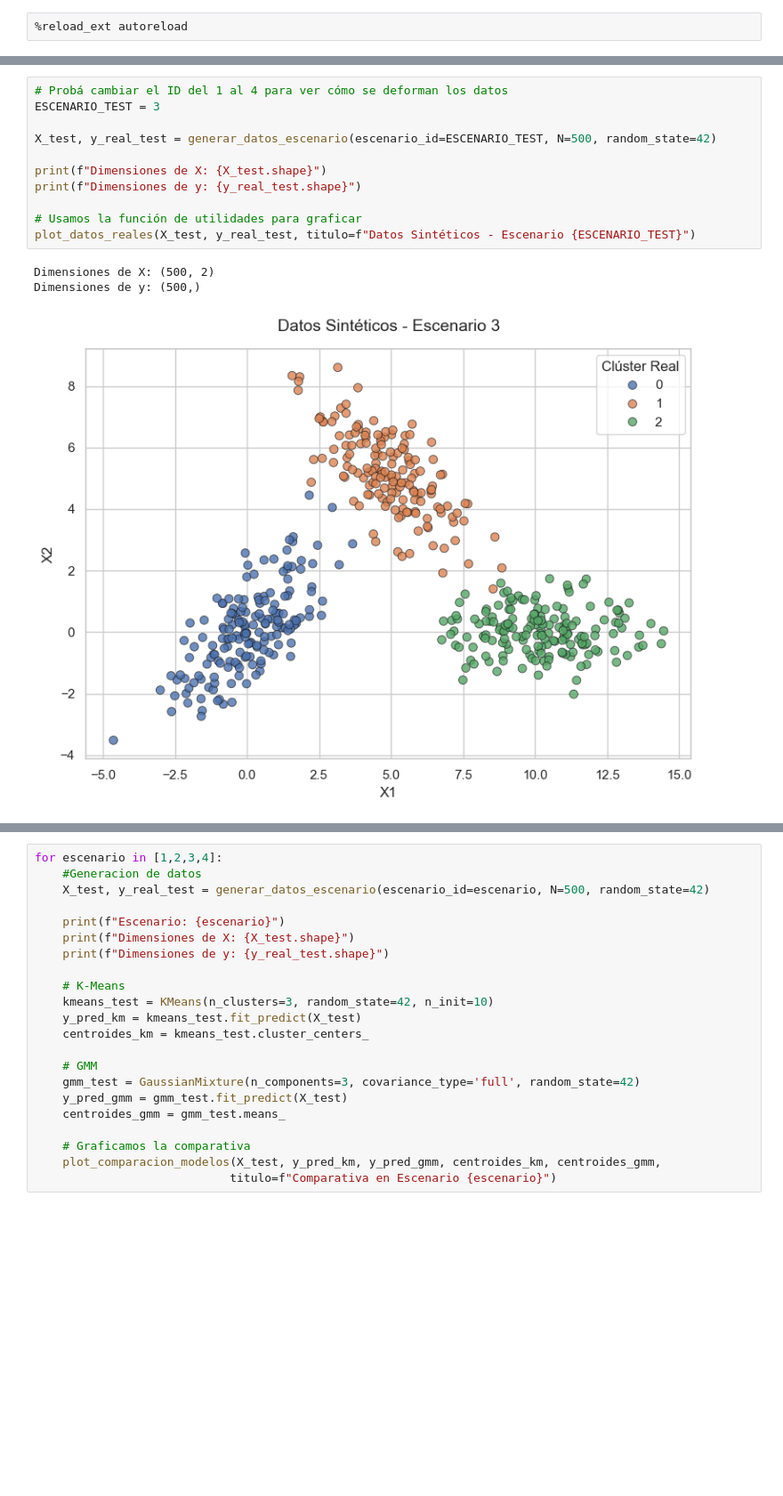
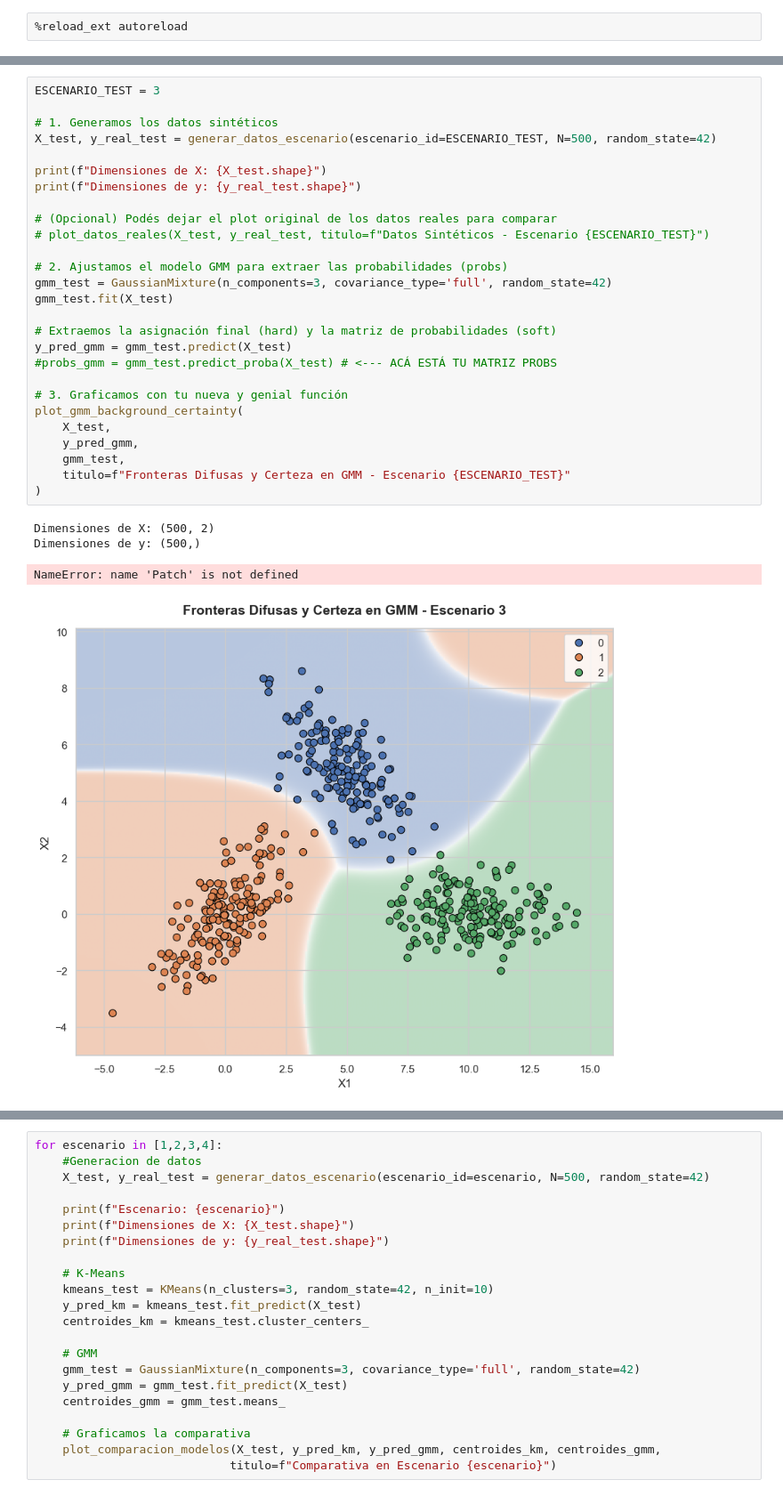
Before and after one commit to Maximo-Verdondoni/gmm-vs-kmeans-simulation, a Jupyter notebook: notebooks/test.ipynb, the cells around one changed output, grey strips where cells are left out. Shown at 89% size. Drawn from its saved outputs; the diff is of its cells as text; blank space fills up the shorter version.

```diff
--- a/notebooks/test.ipynb
+++ b/notebooks/test.ipynb
@@ -58,16 +89,33 @@ Dimensiones de y: (500,)
-# %%
-# Probá cambiar el ID del 1 al 4 para ver cómo se deforman los datos
-ESCENARIO_TEST = 3
-
-X_test, y_real_test = generar_datos_escenario(escenario_id=ESCENARIO_TEST, N=500, random_state=42)
-
-print(f"Dimensiones de X: {X_test.shape}")
-print(f"Dimensiones de y: {y_real_test.shape}")
-
-# Usamos la función de utilidades para graficar
-plot_datos_reales(X_test, y_real_test, titulo=f"Datos Sintéticos - Escenario {ESCENARIO_TEST}")
-# %% [output]
-Dimensiones de X: (500, 2)
-Dimensiones de y: (500,)
-[figure, removed]
+# %%
+ESCENARIO_TEST = 3
+
+# 1. Generamos los datos sintéticos
+X_test, y_real_test = generar_datos_escenario(escenario_id=ESCENARIO_TEST, N=500, random_state=42)
+
+print(f"Dimensiones de X: {X_test.shape}")
+print(f"Dimensiones de y: {y_real_test.shape}")
+
+# (Opcional) Podés dejar el plot original de los datos reales para comparar
+# plot_datos_reales(X_test, y_real_test, titulo=f"Datos Sintéticos - Escenario {ESCENARIO_TEST}")
+
+# 2. Ajustamos el modelo GMM para extraer las probabilidades (probs)
+gmm_test = GaussianMixture(n_components=3, covariance_type='full', random_state=42)
+gmm_test.fit(X_test)
+
+# Extraemos la asignación final (hard) y la matriz de probabilidades (soft)
+y_pred_gmm = gmm_test.predict(X_test)
+#probs_gmm = gmm_test.predict_proba(X_test) # <--- ACÁ ESTÁ TU MATRIZ PROBS
+
+# 3. Graficamos con tu nueva y genial función
+plot_gmm_background_certainty(
+    X_test,
+    y_pred_gmm,
+    gmm_test,
+    titulo=f"Fronteras Difusas y Certeza en GMM - Escenario {ESCENARIO_TEST}"
+)
+# %% [output]
+Dimensiones de X: (500, 2)
+Dimensiones de y: (500,)
+NameError: name 'Patch' is not defined
+[figure, added]
 # %%
```
Also changed, not shown: parts of 7 cells of this notebook.
